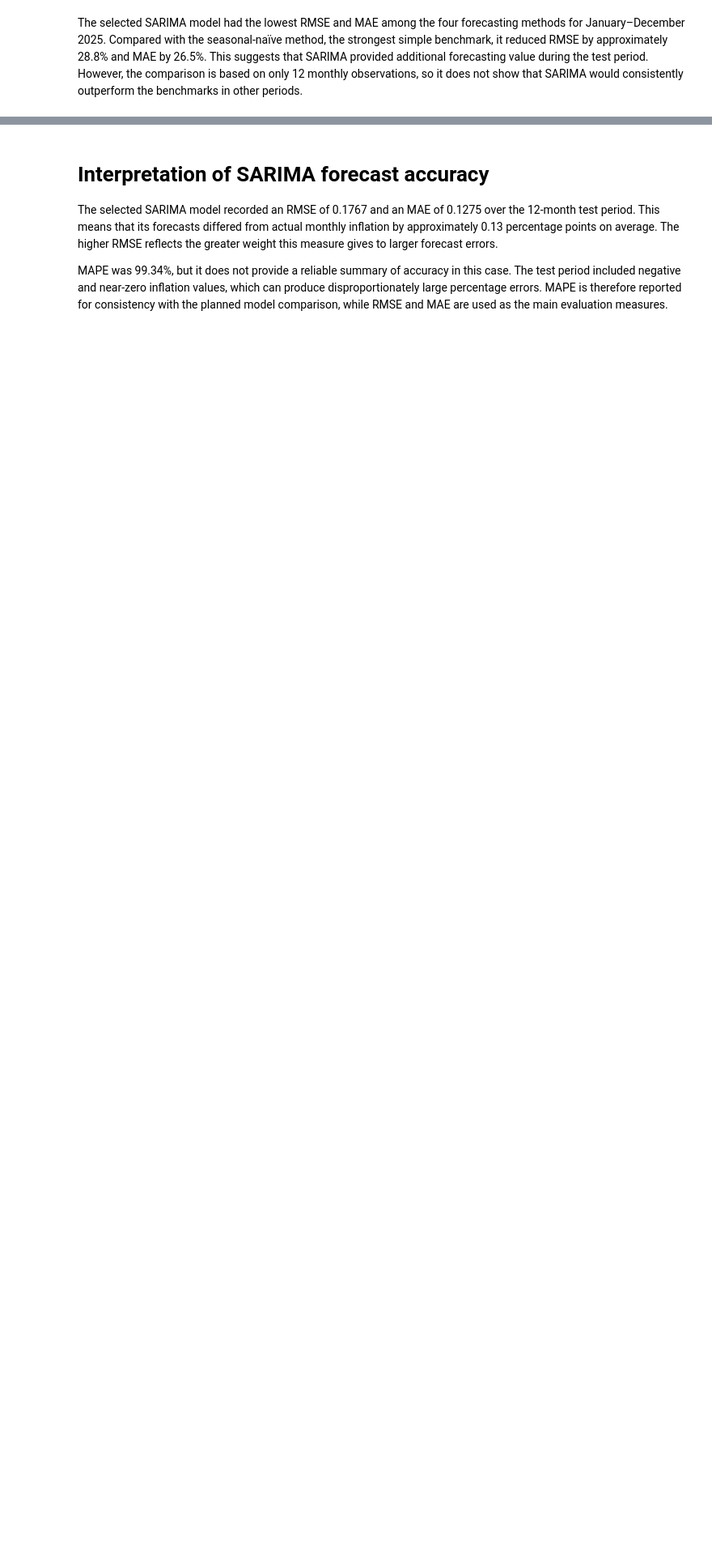
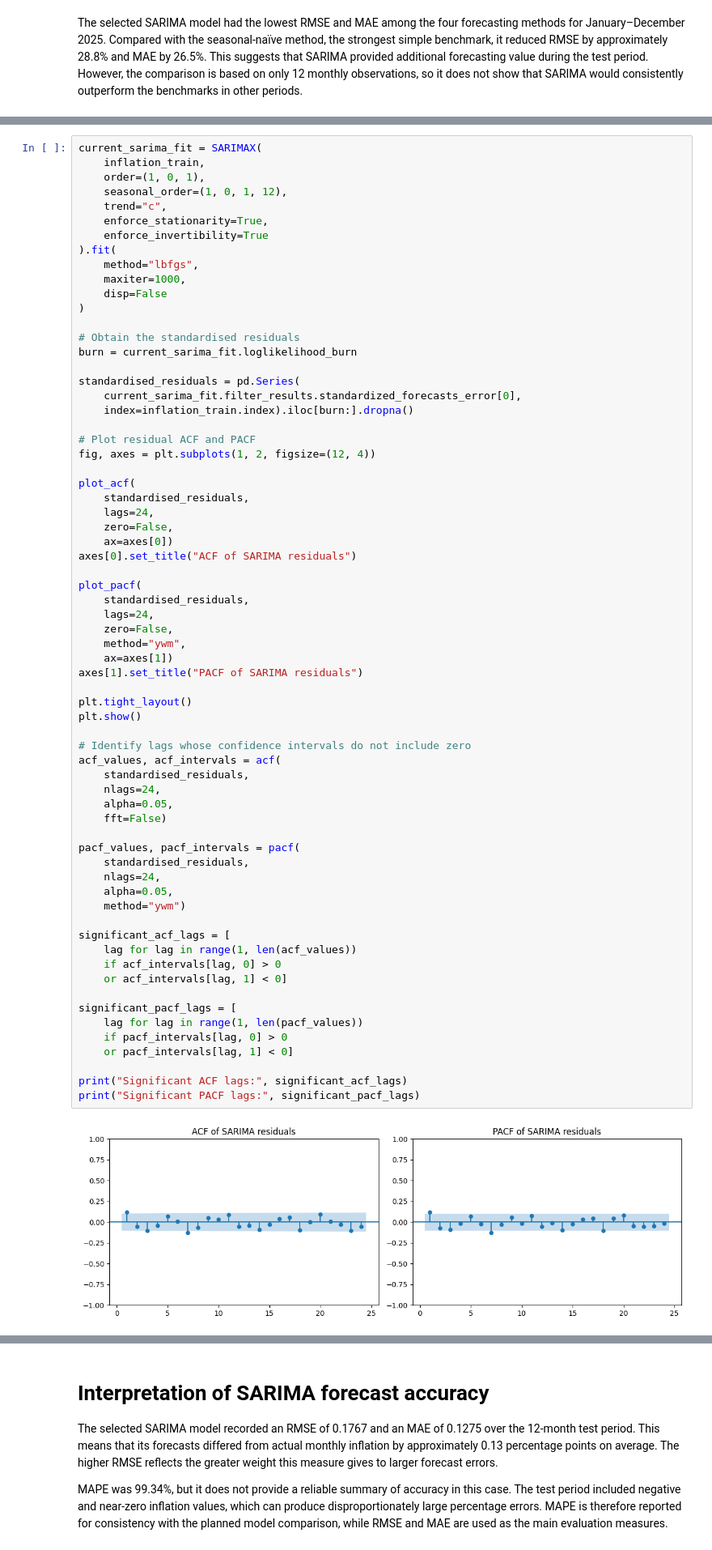
Before and after one commit to rleytonm/DissertationFiles, a Jupyter notebook: notebooks/04_SARIMA_Modelling.ipynb, the cells around one changed output, grey strips where cells are left out. Shown at 81% size. Cells and saved outputs as stored; diff of their text form; blank space fills up the shorter version.

```diff
--- a/notebooks/04_SARIMA_Modelling.ipynb
+++ b/notebooks/04_SARIMA_Modelling.ipynb
@@ -1104,0 +1108,69 @@ The selected SARIMA model had the lowest RMSE and MAE among the four forecasting
+# %%
+current_sarima_fit = SARIMAX(
+    inflation_train,
+    order=(1, 0, 1),
+    seasonal_order=(1, 0, 1, 12),
+    trend="c",
+    enforce_stationarity=True,
+    enforce_invertibility=True
+).fit(
+    method="lbfgs",
+    maxiter=1000,
+    disp=False
+)
+
+# Obtain the standardised residuals
+burn = current_sarima_fit.loglikelihood_burn
+
+standardised_residuals = pd.Series(
+    current_sarima_fit.filter_results.standardized_forecasts_error[0],
+    index=inflation_train.index).iloc[burn:].dropna()
+
+# Plot residual ACF and PACF
+fig, axes = plt.subplots(1, 2, figsize=(12, 4))
+
+plot_acf(
+    standardised_residuals,
+    lags=24,
+    zero=False,
+    ax=axes[0])
+axes[0].set_title("ACF of SARIMA residuals")
+
+plot_pacf(
+    standardised_residuals,
+    lags=24,
+    zero=False,
+    method="ywm",
+    ax=axes[1])
+axes[1].set_title("PACF of SARIMA residuals")
+
+plt.tight_layout()
+plt.show()
+
+# Identify lags whose confidence intervals do not include zero
+acf_values, acf_intervals = acf(
+    standardised_residuals,
+    nlags=24,
+    alpha=0.05,
+    fft=False)
+
+pacf_values, pacf_intervals = pacf(
+    standardised_residuals,
+    nlags=24,
+    alpha=0.05,
+    method="ywm")
+
+significant_acf_lags = [
+    lag for lag in range(1, len(acf_values))
+    if acf_intervals[lag, 0] > 0
+    or acf_intervals[lag, 1] < 0]
+
+significant_pacf_lags = [
+    lag for lag in range(1, len(pacf_values))
+    if pacf_intervals[lag, 0] > 0
+    or pacf_intervals[lag, 1] < 0]
+
+print("Significant ACF lags:", significant_acf_lags)
+print("Significant PACF lags:", significant_pacf_lags)
+# %% [output]
+[figure, added]
```
Also changed, not shown: parts of 9 cells of this notebook.
